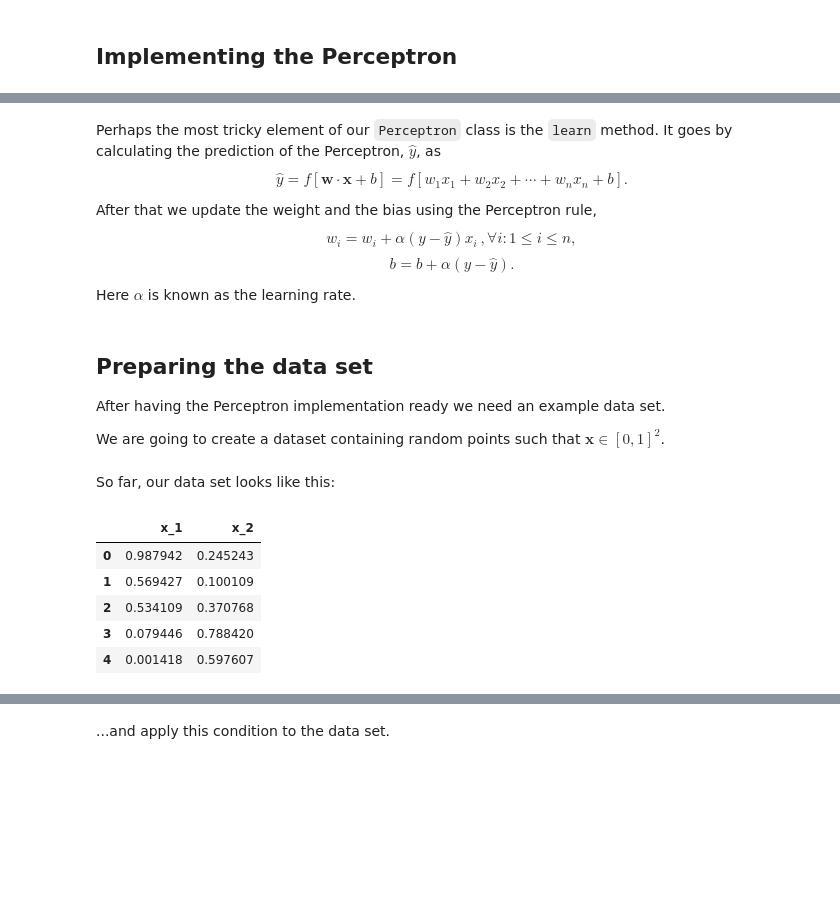
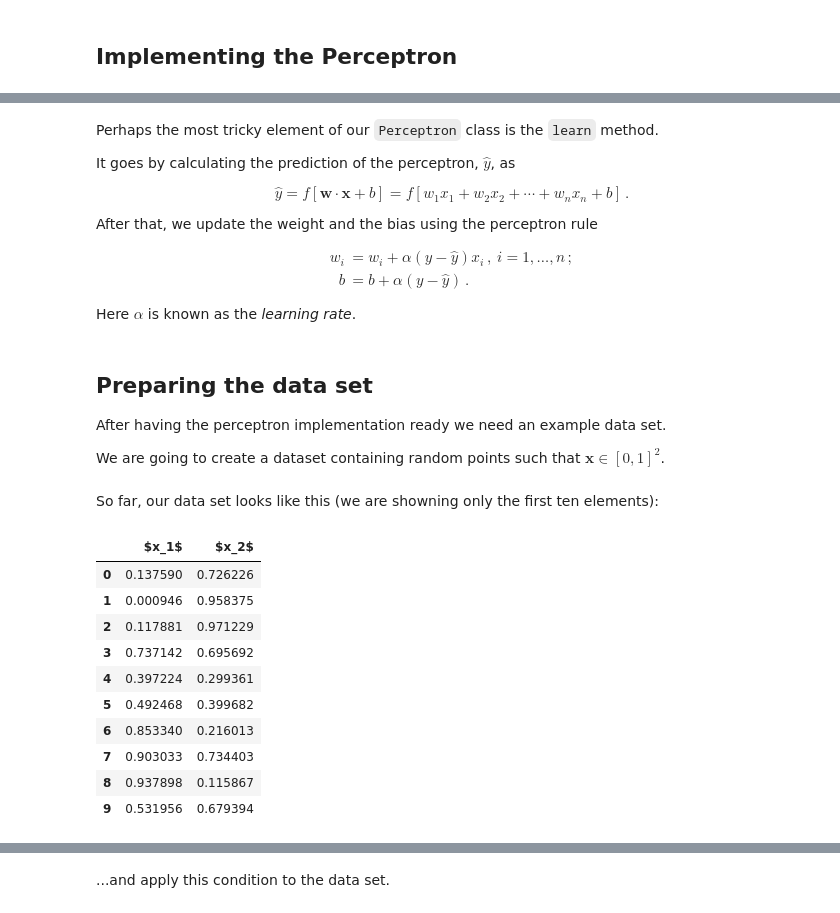
Before and after one commit to lmarti/machine-learning, a Jupyter notebook: Understanding the Perceptron.ipynb, the cells around one changed output, grey strips where cells are left out. Saved outputs shown, nothing was run; the diff lists cells and outputs as text; code cells hidden in the pictures; blank space fills up the shorter version.

Commit message:
perceptron release

```diff
--- a/Understanding the Perceptron.ipynb
+++ b/Understanding the Perceptron.ipynb
@@ -38,33 +80,46 @@ class Perceptron:
         self.bias = self.bias + self.alpha*(y-y_hat)
         return np.abs(y_hat - y)
 # %% [markdown]
-Perhaps the most tricky element of our `Perceptron` class is the `learn` method. It goes by calculating the prediction of the Perceptron, $\hat{y}$, as
-$$\hat{y} = f[\mathbf{w}\cdot\mathbf{x} + b] = f[ w_{1}x_{1} + w_2x_{2} + \cdots + w_nx_{n}+b].$$
+Perhaps the most tricky element of our `Perceptron` class is the `learn` method.
 
-After that we update the weight and the bias using the Perceptron rule,
-$$w_i = w_i + \alpha (y - \hat{y}) x_{i} \,, \forall i: 1 \leq i \leq n,$$
-$$ b = b + \alpha (y - \hat{y}).$$
+It goes by calculating the prediction of the perceptron, $\hat{y}$, as
 
-Here $\alpha$ is known as the learning rate.
+$$\hat{y} = f[\mathbf{w}\cdot\mathbf{x} + b] = f[ w_{1}x_{1} + w_2x_{2} + \cdots + w_nx_{n}+b]\,.$$
+
+After that, we update the weight and the bias using the perceptron rule
+
+$$
+\begin{align}
+w_i & = w_i + \alpha (y - \hat{y}) x_{i} \,,\  i=1,\ldots,n\,;\\
+b & = b + \alpha (y - \hat{y})\,.
+\end{align}
+$$
+
+Here $\alpha$ is known as the *learning rate*.
 # %% [markdown]
 ## Preparing the data set
 
-After having the Perceptron implementation ready we need an example data set.
+After having the perceptron implementation ready we need an example data set.
 
 We are going to create a dataset containing random points such that $\mathbf{x}\in\left[0,1\right]^2$.
 # %%
-size = 100 # data set size
+size = 50 # size of data set
 # %%
-data = pd.DataFrame(columns=('x_1', 'x_2'), data=np.random.uniform(size=(size,2)))
+data = pd.DataFrame(columns=('$x_1$', '$x_2$'), data=np.random.uniform(size=(size,2)))
 # %% [markdown]
-So far, our data set looks like this:
+So far, our data set looks like this (we are showning only the first ten elements):
 # %%
-data.head()
+data.head(10)
 # %% [output]
-|  | x_1 | x_2 |
-| 0 | 0.987942 | 0.245243 |
-| 1 | 0.569427 | 0.100109 |
-| 2 | 0.534109 | 0.370768 |
-| 3 | 0.079446 | 0.788420 |
-| 4 | 0.001418 | 0.597607 |
+|  | $x_1$ | $x_2$ |
+| 0 | 0.137590 | 0.726226 |
+| 1 | 0.000946 | 0.958375 |
+| 2 | 0.117881 | 0.971229 |
+| 3 | 0.737142 | 0.695692 |
+| 4 | 0.397224 | 0.299361 |
+| 5 | 0.492468 | 0.399682 |
+| 6 | 0.853340 | 0.216013 |
+| 7 | 0.903033 | 0.734403 |
+| 8 | 0.937898 | 0.115867 |
+| 9 | 0.531956 | 0.679394 |
 # %% [markdown]
```
Also changed, not shown: parts of 21 cells of this notebook, 1 other file.
